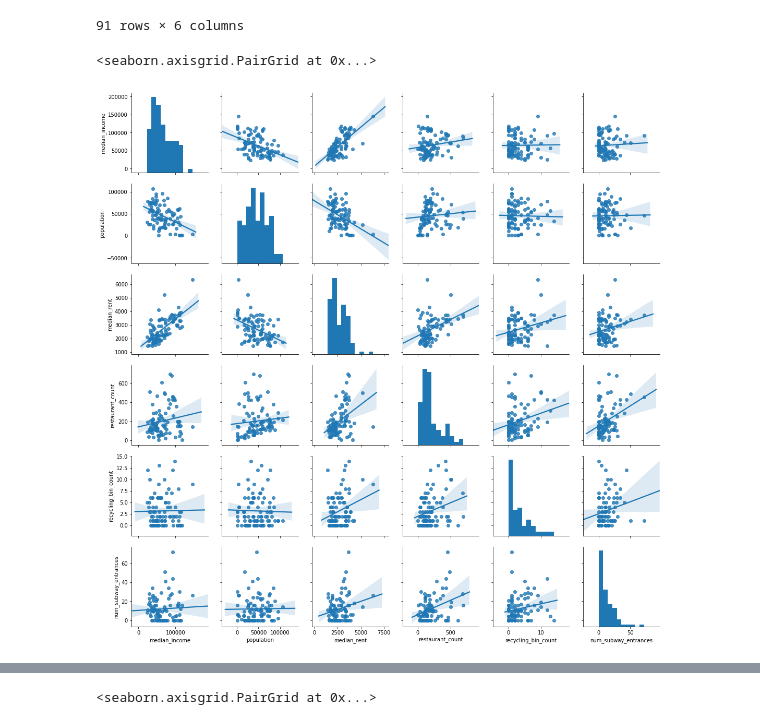
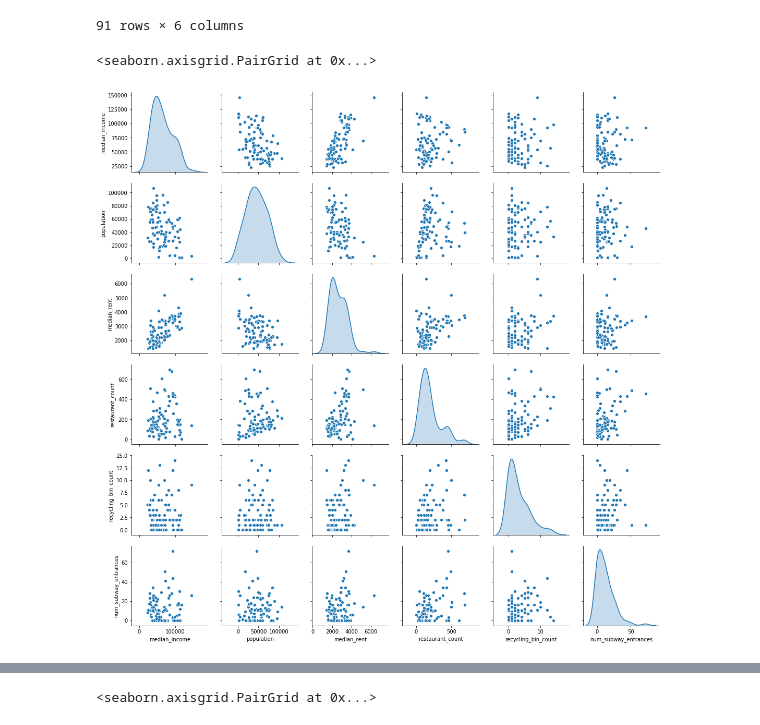
Before and after one commit to graceh3/mod_2_project, a Jupyter notebook: exploratory_analysis.ipynb, the cells around one changed output, grey strips where cells are left out. Cells and saved outputs as stored; diff of their text form; code cells hidden in the pictures.

```diff
--- a/exploratory_analysis.ipynb
+++ b/exploratory_analysis.ipynb
@@ -60,9 +77,9 @@ df_pairplot
 | 89 | 44721.7965 | 47317 | 1950.0 | 111.0 | 1.0 | 24.0 |
 | 90 | 54873.7130 | 11120 | 1600.0 | 36.0 | 0.0 | 1.0 |
 91 rows × 6 columns
-# %%
-sns.pairplot(df_pairplot, kind='reg')
-#.savefig('pairplot91.png')
-# %% [output]
-<seaborn.axisgrid.PairGrid at 0x...>
-[figure, removed]
+# %%
+sns.pairplot(df, vars = ['median_income','population', 'median_rent', 'restaurant_count', 'recycling_bin_count', 'num_subway_entrances'],
+             diag_kind = 'kde')
+# %% [output]
+<seaborn.axisgrid.PairGrid at 0x...>
+[figure, added]
```
Also changed, not shown: parts of 59 cells of this notebook, 8 other files.
